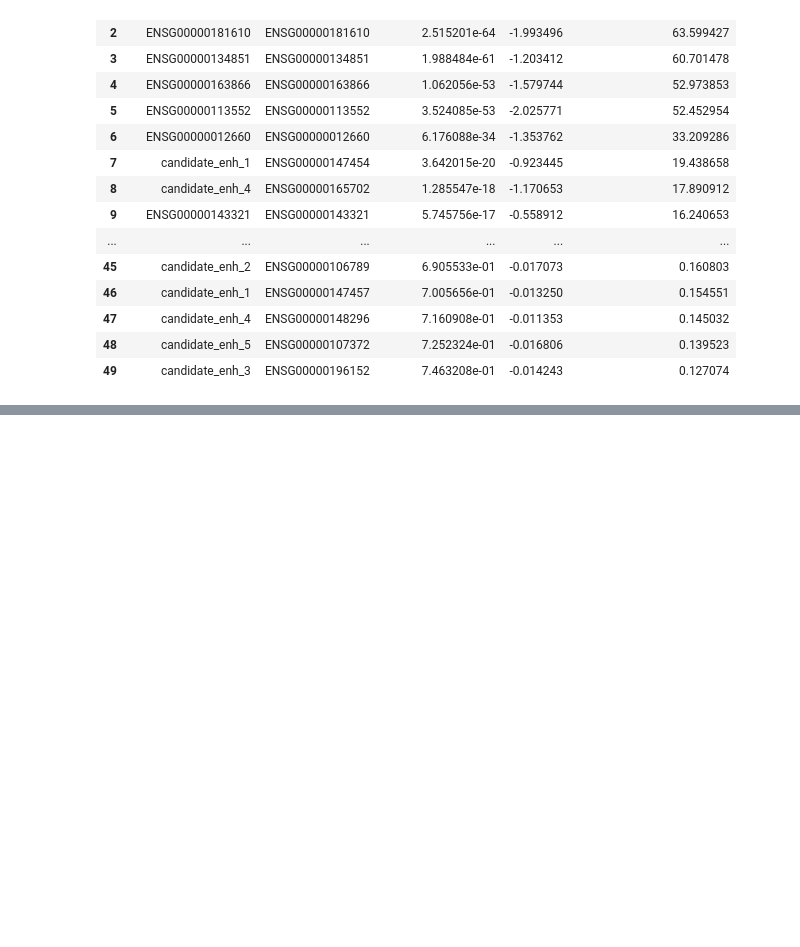
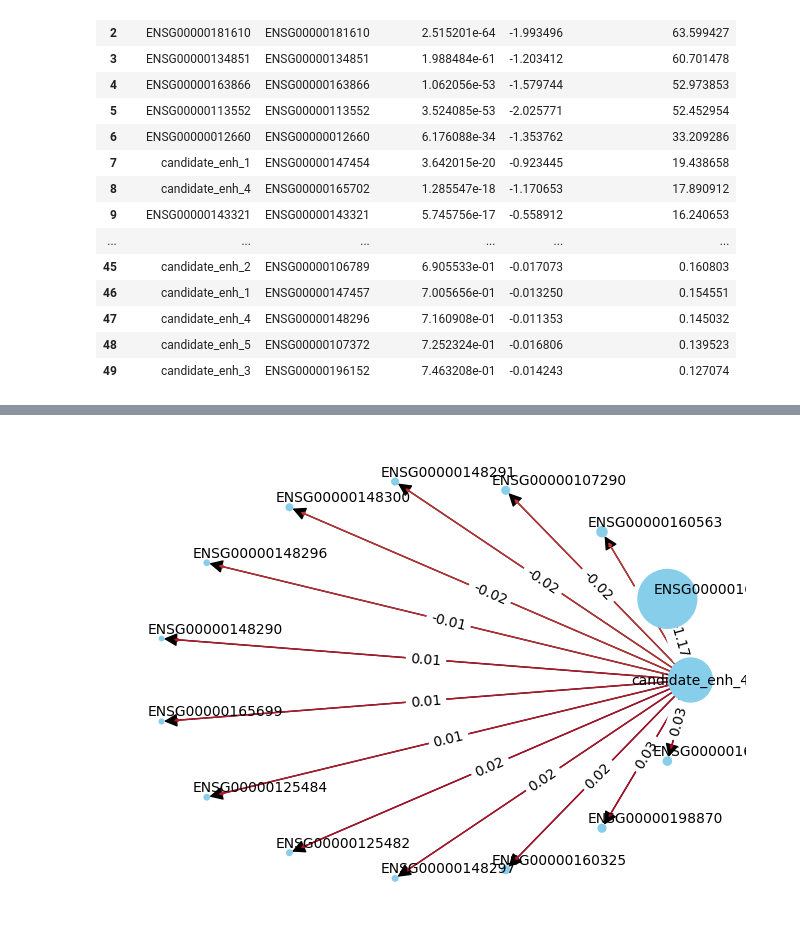
Before and after one commit to IGVF-CRISPR/CRISPR-JAMBOREE, a Jupyter notebook: single-cell/evaluation/network.ipynb, the cells around one changed output, grey strips where cells are left out. Cells and saved outputs as stored; diff of their text form; code cells hidden in the pictures; blank space fills up the shorter version.

```diff
--- a/single-cell/evaluation/network.ipynb
+++ b/single-cell/evaluation/network.ipynb
@@ -120,0 +180,12 @@ def plot_network(
+# %%
+plot_network(
+    mdata,
+    central_node="candidate_enh_4",
+    source_column="intended_target_name",
+    target_column="gene_id",
+    weight_column="log2_fc",
+    min_weight=0.01,
+    node_size_column="-log10_posterior_probability",
+)
+# %% [output]
+[figure, added]
```
Also changed, not shown: parts of 21 cells of this notebook, 2 other files.
